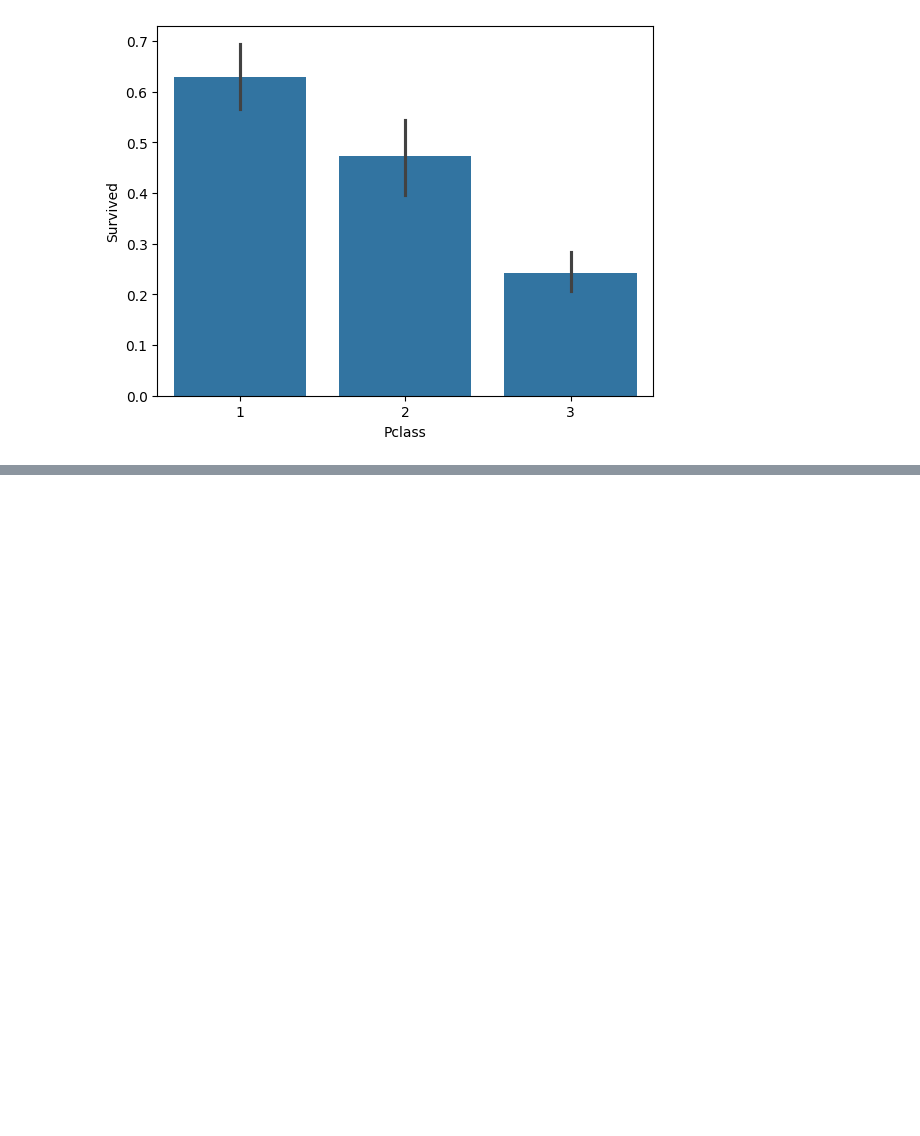
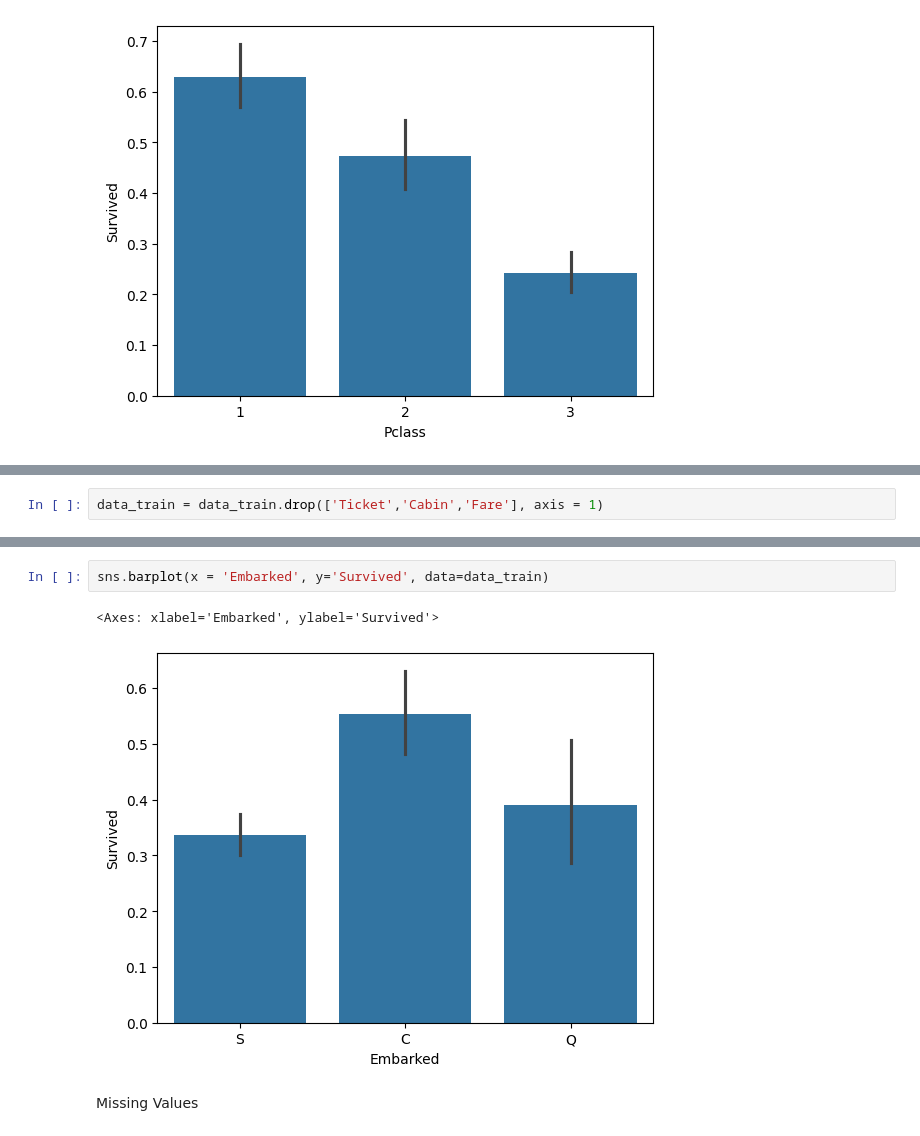
Before and after one commit to HARMESH095/Titanic, a Jupyter notebook: TITANIC/prediction.ipynb, the cells around one changed output, grey strips where cells are left out. Drawn from its saved outputs; the diff is of its cells as text; blank space fills up the shorter version.

```diff
--- a/TITANIC/prediction.ipynb
+++ b/TITANIC/prediction.ipynb
@@ -119,0 +171,2 @@ Percentage of Pclass 3 who survived 24.236252545824847
+# %%
+data_train = data_train.drop(['Ticket','Cabin','Fare'], axis = 1)
@@ -119,0 +189,7 @@ Percentage of Pclass 3 who survived 24.236252545824847
+# %%
+sns.barplot(x = 'Embarked', y='Survived', data=data_train)
+# %% [output]
+<Axes: xlabel='Embarked', ylabel='Survived'>
+[figure, added]
+# %% [markdown]
+Missing Values
```
Also changed, not shown: parts of 8 cells of this notebook.
